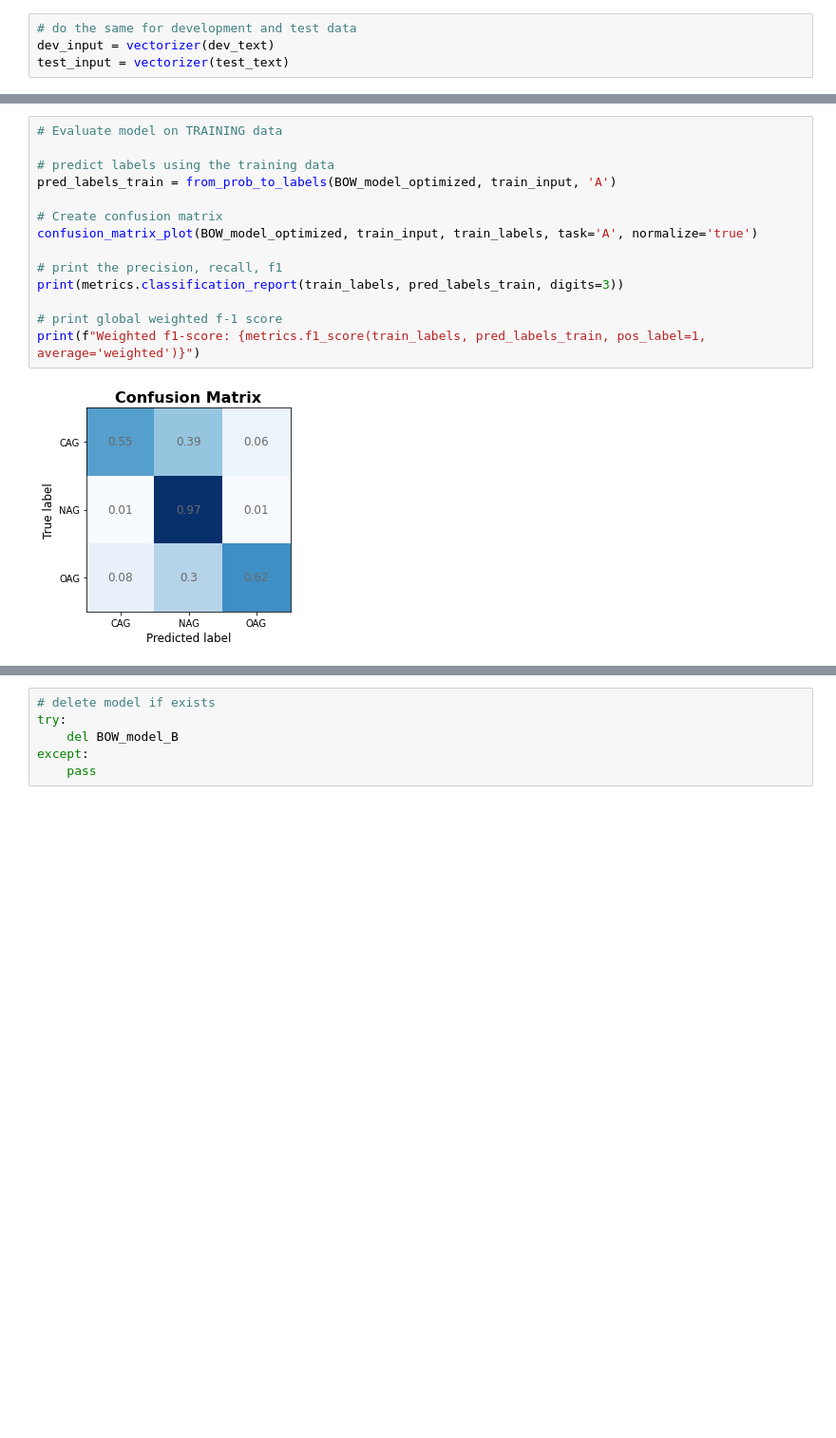
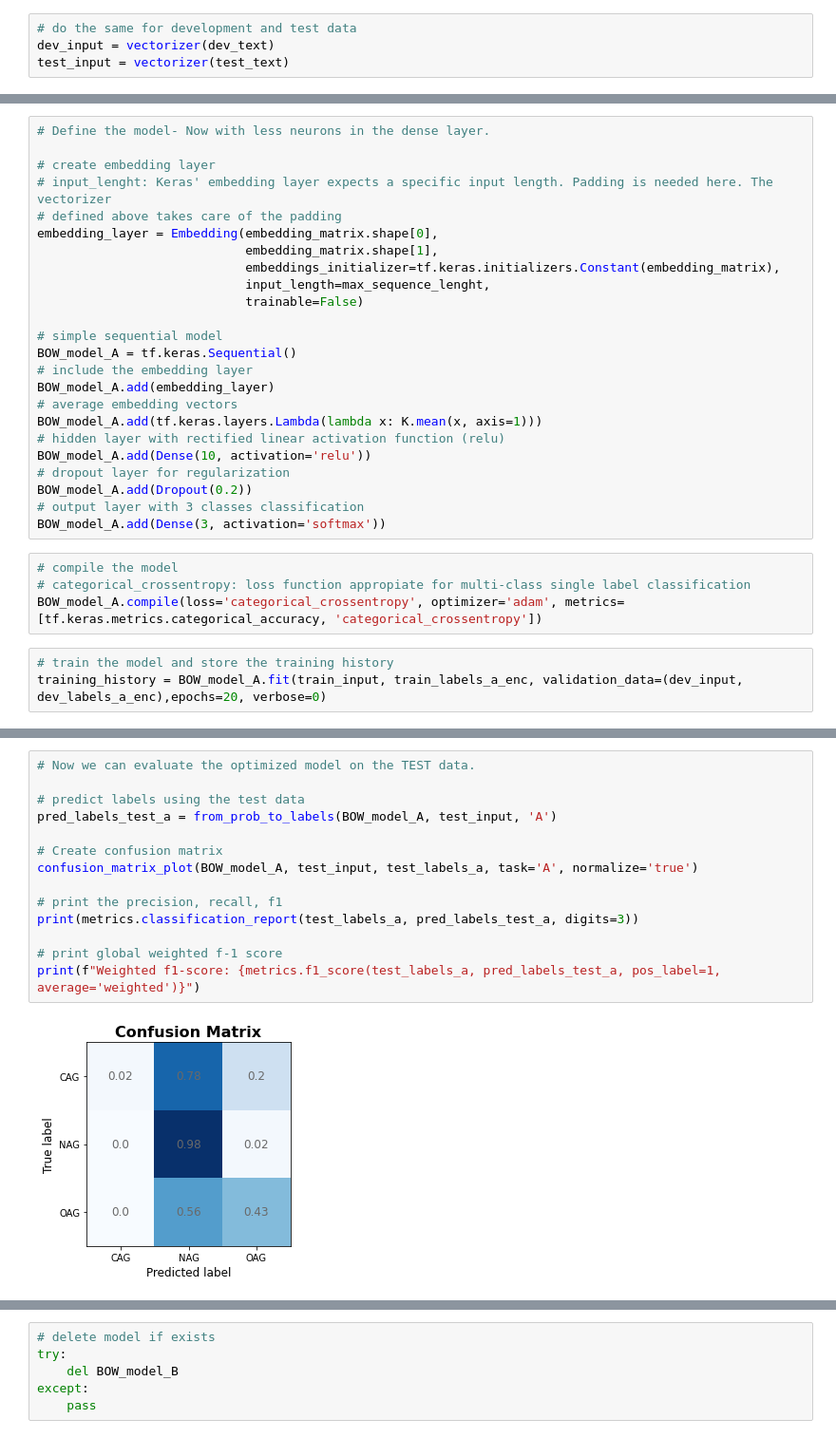
Before and after one commit to ipietri/w266_Final_Project, a Jupyter notebook: notebooks/TRAC2-Baseline-Models.ipynb, the cells around one changed output, grey strips where cells are left out. Shown: that part at 95% size. Saved outputs shown, nothing was run; the diff lists cells and outputs as text; blank space fills up the shorter version.

```diff
--- a/notebooks/TRAC2-Baseline-Models.ipynb
+++ b/notebooks/TRAC2-Baseline-Models.ipynb
@@ -525,0 +529,31 @@ BOW_model_optimized = tuner.hypermodel.build(best_hp)
+# %%
+# Define the model- Now with less neurons in the dense layer.
+
+# create embedding layer
+# input_lenght: Keras' embedding layer expects a specific input length. Padding is needed here. The vectorizer
+# defined above takes care of the padding
+embedding_layer = Embedding(embedding_matrix.shape[0],
+                            embedding_matrix.shape[1],
+                            embeddings_initializer=tf.keras.initializers.Constant(embedding_matrix),
+                            input_length=max_sequence_lenght,
+                            trainable=False)
+
+# simple sequential model
+BOW_model_A = tf.keras.Sequential()
+# include the embedding layer
+BOW_model_A.add(embedding_layer)
+# average embedding vectors
+BOW_model_A.add(tf.keras.layers.Lambda(lambda x: K.mean(x, axis=1)))
+# hidden layer with rectified linear activation function (relu)
+BOW_model_A.add(Dense(10, activation='relu'))
+# dropout layer for regularization
+BOW_model_A.add(Dropout(0.2))
+# output layer with 3 classes classification
+BOW_model_A.add(Dense(3, activation='softmax'))
+# %%
+# compile the model
+# categorical_crossentropy: loss function appropiate for multi-class single label classification
+BOW_model_A.compile(loss='categorical_crossentropy', optimizer='adam', metrics=[tf.keras.metrics.categorical_accuracy, 'categorical_crossentropy'])
+# %%
+# train the model and store the training history
+training_history = BOW_model_A.fit(train_input, train_labels_a_enc, validation_data=(dev_input, dev_labels_a_enc),epochs=20, verbose=0)
@@ -536,18 +696,18 @@ training_history = BOW_model_optimized.fit(train_input,
 # %%
-# Evaluate model on TRAINING data
+# Now we can evaluate the optimized model on the TEST data.
 
-# predict labels using the training data
-pred_labels_train = from_prob_to_labels(BOW_model_optimized, train_input, 'A')
+# predict labels using the test data
+pred_labels_test_a = from_prob_to_labels(BOW_model_A, test_input, 'A')
 
 # Create confusion matrix
-confusion_matrix_plot(BOW_model_optimized, train_input, train_labels, task='A', normalize='true')
+confusion_matrix_plot(BOW_model_A, test_input, test_labels_a, task='A', normalize='true')
 
 # print the precision, recall, f1
-print(metrics.classification_report(train_labels, pred_labels_train, digits=3))
+print(metrics.classification_report(test_labels_a, pred_labels_test_a, digits=3))
 
 # print global weighted f-1 score
-print(f"Weighted f1-score: {metrics.f1_score(train_labels, pred_labels_train, pos_label=1, average='weighted')}")
+print(f"Weighted f1-score: {metrics.f1_score(test_labels_a, pred_labels_test_a, pos_label=1, average='weighted')}")
 # %% [output]
-[figure, old version]
+[figure, new version]
               precision    recall  f1-score   support
 
```
Also changed, not shown: parts of 121 cells of this notebook.
